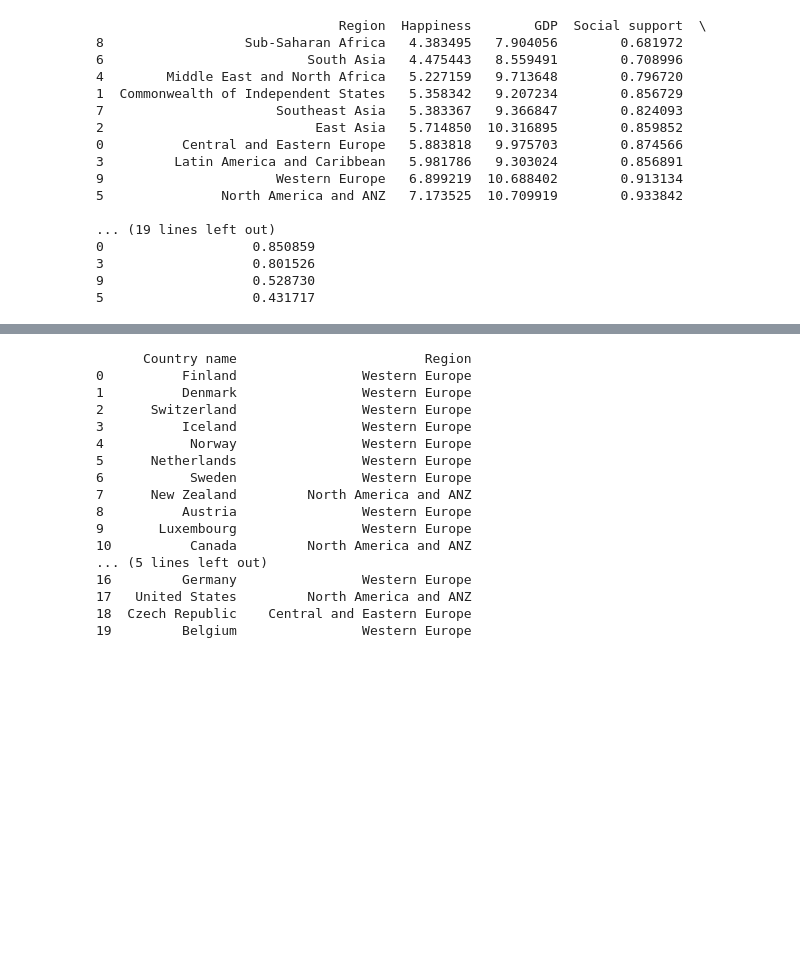
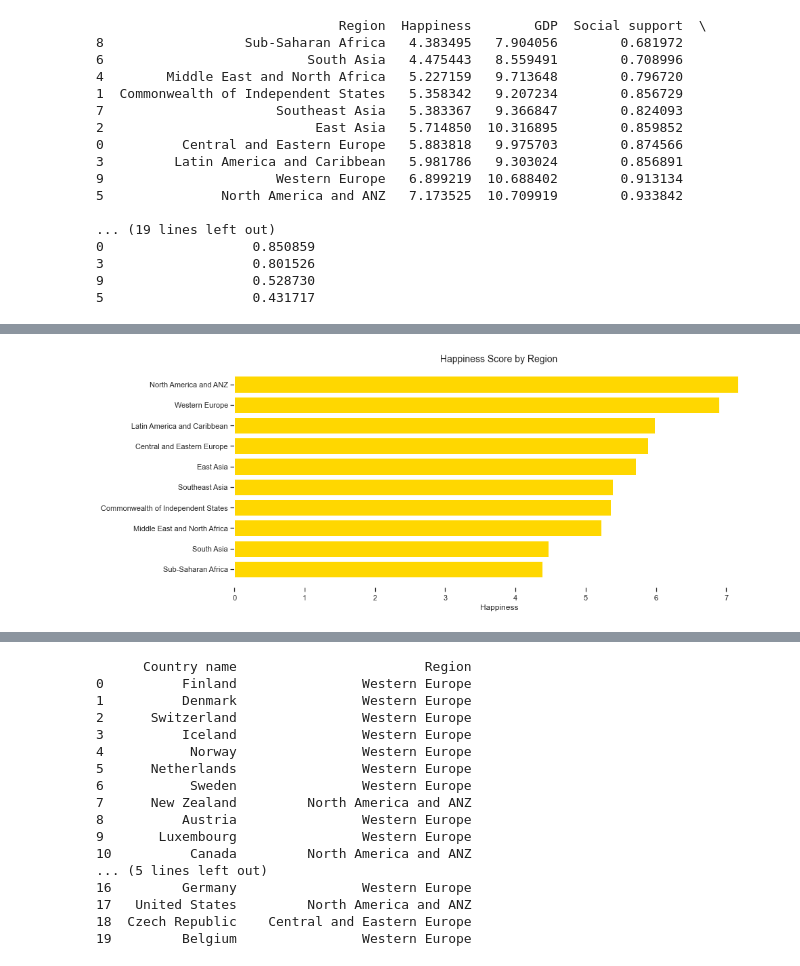
Before and after one commit to Ailo009/UCDPA_ailismardonegan, a Jupyter notebook: AME_Project.ipynb, the cells around one changed output, grey strips where cells are left out. Cells and saved outputs as stored; diff of their text form; code cells hidden in the pictures; blank space fills up the shorter version.

```diff
--- a/AME_Project.ipynb
+++ b/AME_Project.ipynb
@@ -283,3 +293,31 @@ plt.show()
+# %%
+def my_barplot(filename, x, y, xlabel, set_title):
+
+    pd.read_csv(filename)
+
+    fig, ax = plt.subplots(figsize =(14, 6))
+
+    # Horizontal Bar Plot
+    ax.barh(x, y, color='gold')
+
+    # Remove axes splines
+    for s in ['top', 'bottom', 'left', 'right']:
+        ax.spines[s].set_visible(False)
+
+    # Set title and labels
+    ax.set_title( set_title, fontsize=14)
+    ax.set_xlabel(xlabel)
+
+
+    # Add padding between axes and labels
+    ax.xaxis.set_tick_params(pad = 5)
+
+
+    plt.show()
+
+my_barplot('regional_happiness.csv', regional_happiness['Region'], regional_happiness['Happiness'], 'Happiness', 'Happiness Score by Region')
+# %% [output]
+[figure, added]
 # %%
 # Comparing happiness score against GDP, freedom to make life choices, perception of corruption and generosity
 
```
Also changed, not shown: parts of 15 cells of this notebook.
